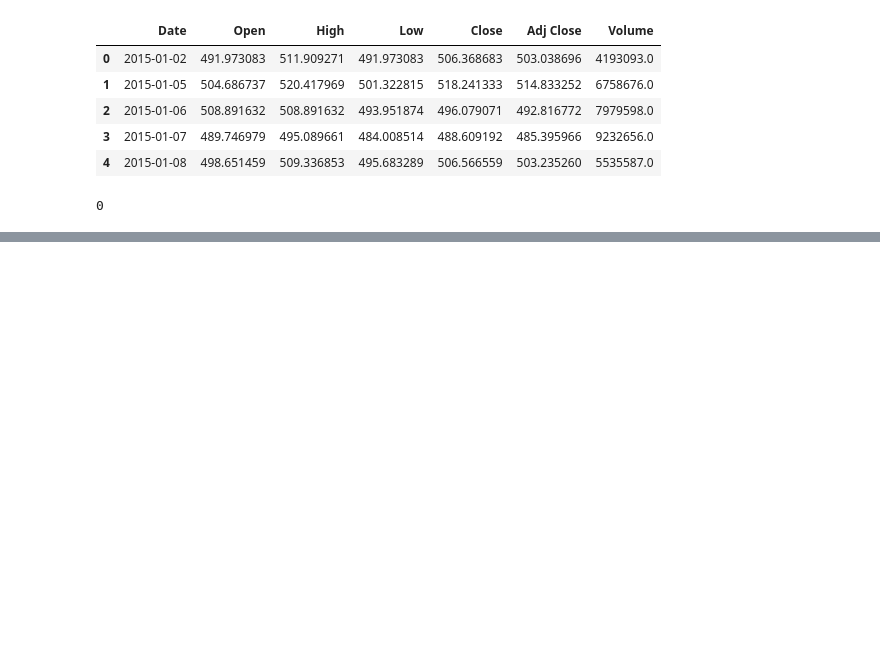
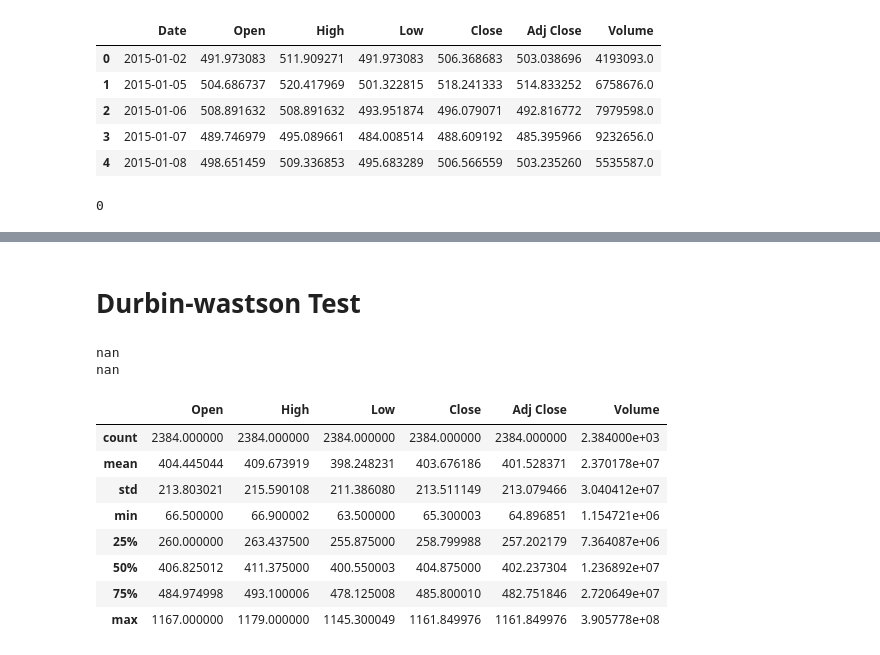
Before and after one commit to KOWSALYAAARU/test_app, a Jupyter notebook: Tatamoter_stock_price_prediction.ipynb, the cells around one changed output, grey strips where cells are left out. Drawn from its saved outputs; the diff is of its cells as text; code cells hidden in the pictures; blank space fills up the shorter version.

```diff
--- a/Tatamoter_stock_price_prediction.ipynb
+++ b/Tatamoter_stock_price_prediction.ipynb
@@ -130,0 +143,21 @@ df.duplicated().sum()
+# %% [markdown]
+# Durbin-wastson **Test**
+# %%
+import statsmodels.api as sm
+print(sm.stats.durbin_watson(df['Open']))
+print(sm.stats.durbin_watson(df['Volume']))
+# %% [output]
+nan
+nan
+# %%
+df.describe()
+# %% [output]
+|  | Open | High | Low | Close | Adj Close | Volume |
+| count | 2384.000000 | 2384.000000 | 2384.000000 | 2384.000000 | 2384.000000 | 2.384000e+03 |
+| mean | 404.445044 | 409.673919 | 398.248231 | 403.676186 | 401.528371 | 2.370178e+07 |
+| std | 213.803021 | 215.590108 | 211.386080 | 213.511149 | 213.079466 | 3.040412e+07 |
+| min | 66.500000 | 66.900002 | 63.500000 | 65.300003 | 64.896851 | 1.154721e+06 |
+| 25% | 260.000000 | 263.437500 | 255.875000 | 258.799988 | 257.202179 | 7.364087e+06 |
+| 50% | 406.825012 | 411.375000 | 400.550003 | 404.875000 | 402.237304 | 1.236892e+07 |
+| 75% | 484.974998 | 493.100006 | 478.125008 | 485.800010 | 482.751846 | 2.720649e+07 |
+| max | 1167.000000 | 1179.000000 | 1145.300049 | 1161.849976 | 1161.849976 | 3.905778e+08 |
```
Also changed, not shown: parts of 6 cells of this notebook.
